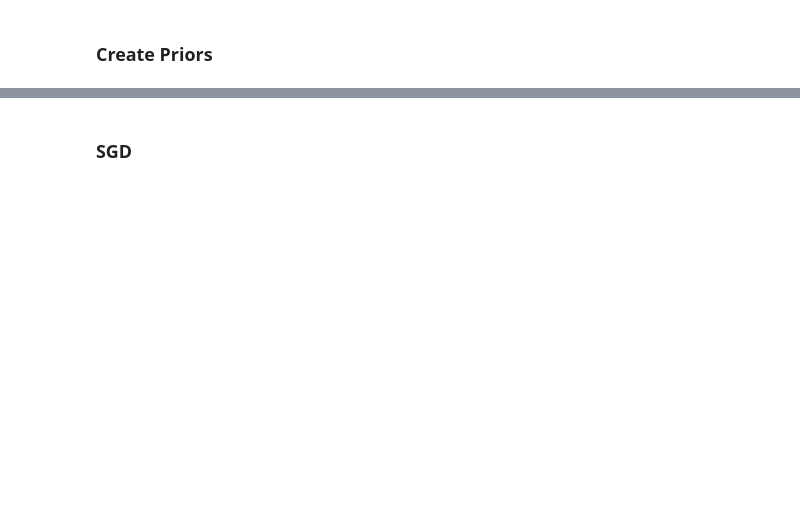
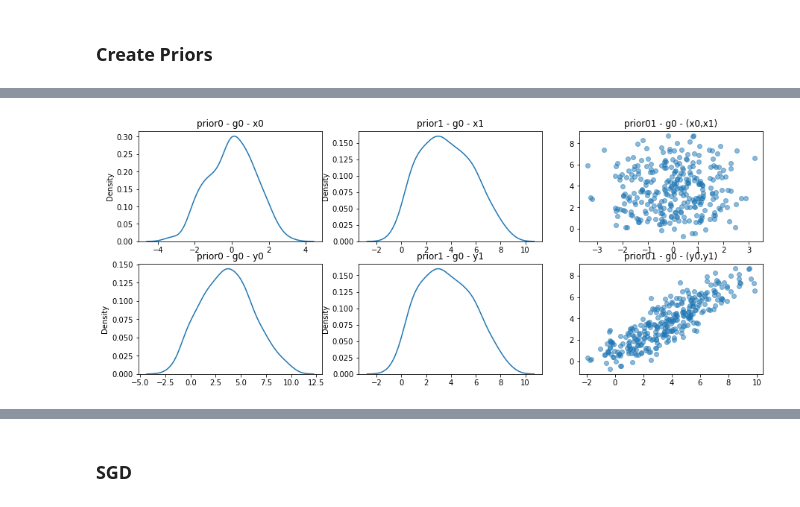
Before and after one commit to griosd/tgpy, a Jupyter notebook: notebooks/1 - SVGD.ipynb, the cells around one changed output, grey strips where cells are left out. Drawn from its saved outputs; the diff is of its cells as text; code cells hidden in the pictures; blank space fills up the shorter version.

```diff
--- a/notebooks/1 - SVGD.ipynb
+++ b/notebooks/1 - SVGD.ipynb
@@ -32,13 +36,12 @@ tgp.plot_priors()
 # %%
-prior01 = tg.TgPriorBivariate('prior01', [prior0, prior1], r=3, dim=nparams)
+prior01 = tg.TgPriorBivariate('prior01', [prior0, prior1], r=1, dim=nparams)
 prior01.sample_params()
 prior01.logp()
-prior01.plot()
 
-k = tg.DummyKernel(prior01)
+k = tg.DummyKernel(prior01.marginal(prior0.name, 0), prior01.marginal(prior1.name, 1))
 
 cov = tg.CovarianceTransport(k, noise=None)
 tgp01 = tg.TGP([cov], dt=None, annealing=0)
-
-learning01 = tg.TgLearning(tgp01, lr=0.1)
-len(learning01.parameters_list), learning01.parameters_list[0].shape
+tgp01.plot_priors()
+# %% [output]
+[figure, added]
```
Also changed, not shown: parts of 20 cells of this notebook.
